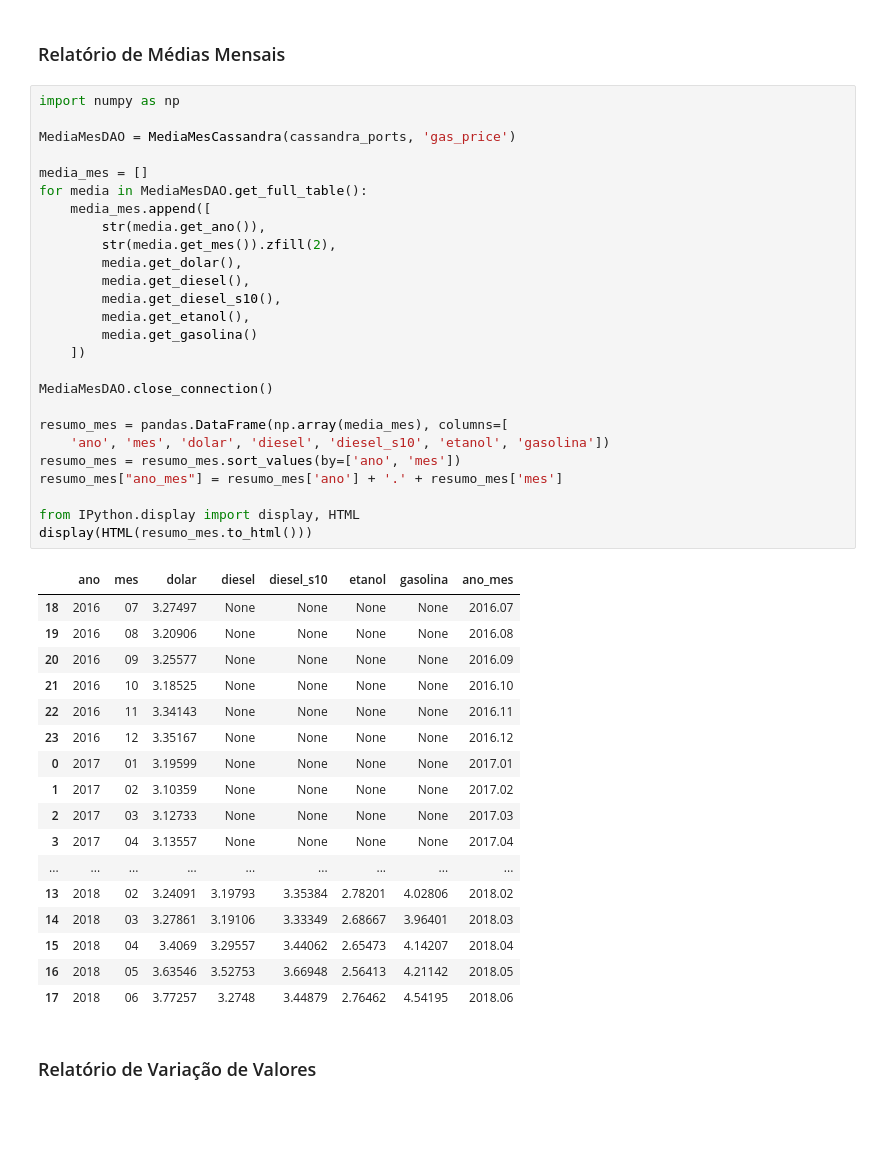
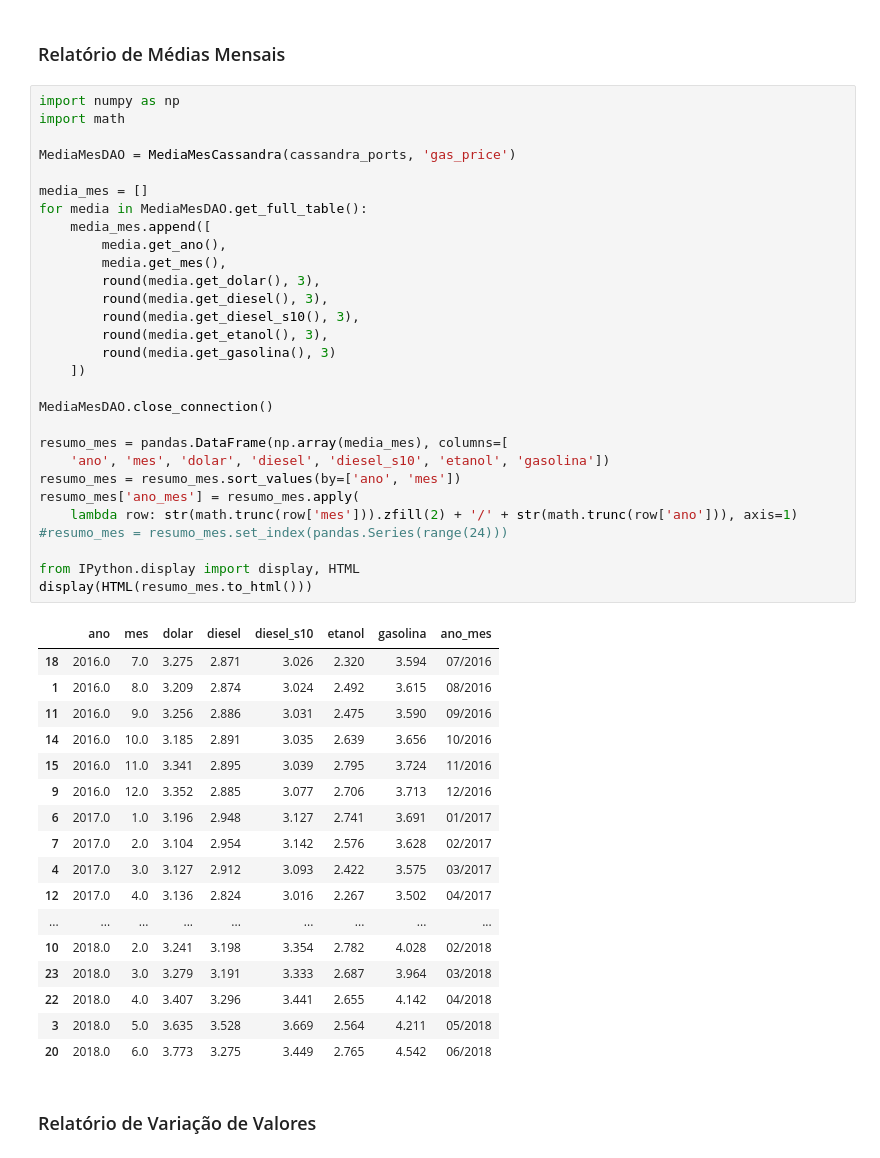
Before and after one commit to johnywalves/PyStudies, a Jupyter notebook: Cassandra_Gas_Price/gas_price.ipynb, the cells around one changed output. Saved outputs shown, nothing was run; the diff lists cells and outputs as text; blank space fills up the shorter version.

```diff
--- a/Cassandra_Gas_Price/gas_price.ipynb
+++ b/Cassandra_Gas_Price/gas_price.ipynb
@@ -775,48 +777,51 @@ MediaMesDAO.close_connection()
 ### Relatório de Médias Mensais
 # %%
 import numpy as np
+import math
 
 MediaMesDAO = MediaMesCassandra(cassandra_ports, 'gas_price')
 
 media_mes = []
 for media in MediaMesDAO.get_full_table():
     media_mes.append([
-        str(media.get_ano()),
-        str(media.get_mes()).zfill(2),
-        media.get_dolar(),
-        media.get_diesel(),
-        media.get_diesel_s10(),
-        media.get_etanol(),
-        media.get_gasolina()
+        media.get_ano(),
+        media.get_mes(),
+        round(media.get_dolar(), 3),
+        round(media.get_diesel(), 3),
+        round(media.get_diesel_s10(), 3),
+        round(media.get_etanol(), 3),
+        round(media.get_gasolina(), 3)
     ])
 
 MediaMesDAO.close_connection()
 
 resumo_mes = pandas.DataFrame(np.array(media_mes), columns=[
     'ano', 'mes', 'dolar', 'diesel', 'diesel_s10', 'etanol', 'gasolina'])
 resumo_mes = resumo_mes.sort_values(by=['ano', 'mes'])
-resumo_mes["ano_mes"] = resumo_mes['ano'] + '.' + resumo_mes['mes']
+resumo_mes['ano_mes'] = resumo_mes.apply(
+    lambda row: str(math.trunc(row['mes'])).zfill(2) + '/' + str(math.trunc(row['ano'])), axis=1)
+#resumo_mes = resumo_mes.set_index(pandas.Series(range(24)))
 
 from IPython.display import display, HTML
 display(HTML(resumo_mes.to_html()))
 # %% [output]
 |  | ano | mes | dolar | diesel | diesel_s10 | etanol | gasolina | ano_mes |
-| 18 | 2016 | 07 | 3.27497 | None | None | None | None | 2016.07 |
-| 19 | 2016 | 08 | 3.20906 | None | None | None | None | 2016.08 |
-| 20 | 2016 | 09 | 3.25577 | None | None | None | None | 2016.09 |
-| 21 | 2016 | 10 | 3.18525 | None | None | None | None | 2016.10 |
-| 22 | 2016 | 11 | 3.34143 | None | None | None | None | 2016.11 |
-| 23 | 2016 | 12 | 3.35167 | None | None | None | None | 2016.12 |
-| 0 | 2017 | 01 | 3.19599 | None | None | None | None | 2017.01 |
-| 1 | 2017 | 02 | 3.10359 | None | None | None | None | 2017.02 |
-| 2 | 2017 | 03 | 3.12733 | None | None | None | None | 2017.03 |
-| 3 | 2017 | 04 | 3.13557 | None | None | None | None | 2017.04 |
+| 18 | 2016.0 | 7.0 | 3.275 | 2.871 | 3.026 | 2.320 | 3.594 | 07/2016 |
+| 1 | 2016.0 | 8.0 | 3.209 | 2.874 | 3.024 | 2.492 | 3.615 | 08/2016 |
+| 11 | 2016.0 | 9.0 | 3.256 | 2.886 | 3.031 | 2.475 | 3.590 | 09/2016 |
+| 14 | 2016.0 | 10.0 | 3.185 | 2.891 | 3.035 | 2.639 | 3.656 | 10/2016 |
+| 15 | 2016.0 | 11.0 | 3.341 | 2.895 | 3.039 | 2.795 | 3.724 | 11/2016 |
+| 9 | 2016.0 | 12.0 | 3.352 | 2.885 | 3.077 | 2.706 | 3.713 | 12/2016 |
+| 6 | 2017.0 | 1.0 | 3.196 | 2.948 | 3.127 | 2.741 | 3.691 | 01/2017 |
+| 7 | 2017.0 | 2.0 | 3.104 | 2.954 | 3.142 | 2.576 | 3.628 | 02/2017 |
+| 4 | 2017.0 | 3.0 | 3.127 | 2.912 | 3.093 | 2.422 | 3.575 | 03/2017 |
+| 12 | 2017.0 | 4.0 | 3.136 | 2.824 | 3.016 | 2.267 | 3.502 | 04/2017 |
 | ... | ... | ... | ... | ... | ... | ... | ... | ... |
-| 13 | 2018 | 02 | 3.24091 | 3.19793 | 3.35384 | 2.78201 | 4.02806 | 2018.02 |
-| 14 | 2018 | 03 | 3.27861 | 3.19106 | 3.33349 | 2.68667 | 3.96401 | 2018.03 |
-| 15 | 2018 | 04 | 3.4069 | 3.29557 | 3.44062 | 2.65473 | 4.14207 | 2018.04 |
-| 16 | 2018 | 05 | 3.63546 | 3.52753 | 3.66948 | 2.56413 | 4.21142 | 2018.05 |
-| 17 | 2018 | 06 | 3.77257 | 3.2748 | 3.44879 | 2.76462 | 4.54195 | 2018.06 |
+| 10 | 2018.0 | 2.0 | 3.241 | 3.198 | 3.354 | 2.782 | 4.028 | 02/2018 |
+| 23 | 2018.0 | 3.0 | 3.279 | 3.191 | 3.333 | 2.687 | 3.964 | 03/2018 |
+| 22 | 2018.0 | 4.0 | 3.407 | 3.296 | 3.441 | 2.655 | 4.142 | 04/2018 |
+| 3 | 2018.0 | 5.0 | 3.635 | 3.528 | 3.669 | 2.564 | 4.211 | 05/2018 |
+| 20 | 2018.0 | 6.0 | 3.773 | 3.275 | 3.449 | 2.765 | 4.542 | 06/2018 |
 # %% [markdown]
 ### Relatório de Variação de Valores
 # %%
```
Also changed, not shown: parts of 3 cells of this notebook, 1 other file.
